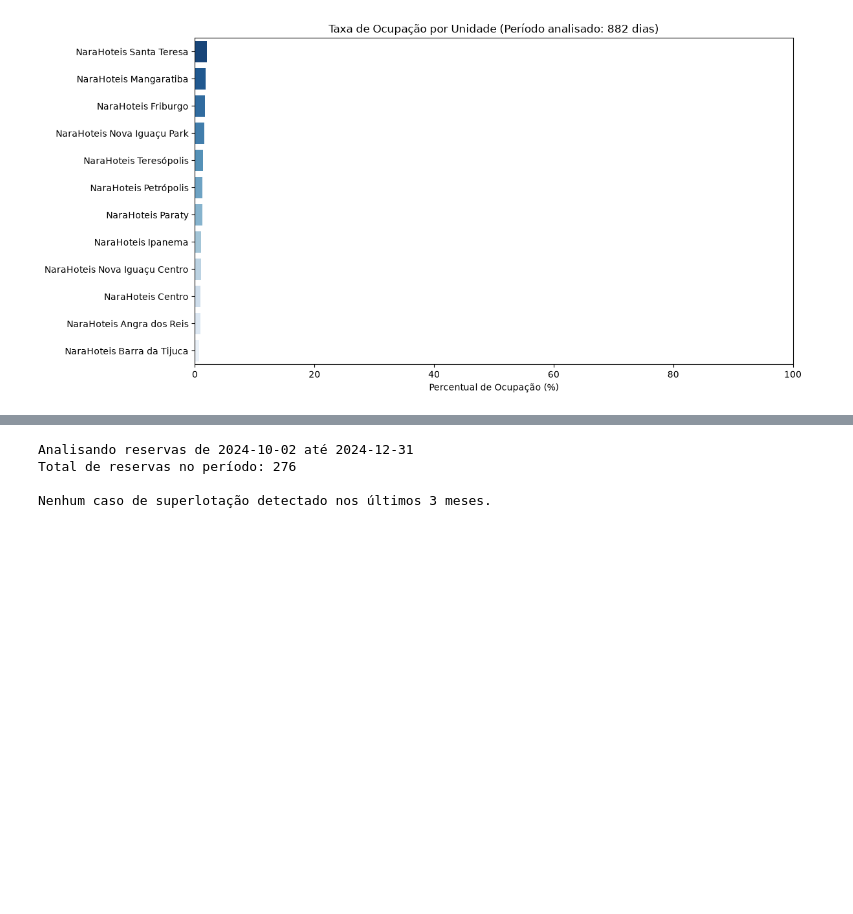
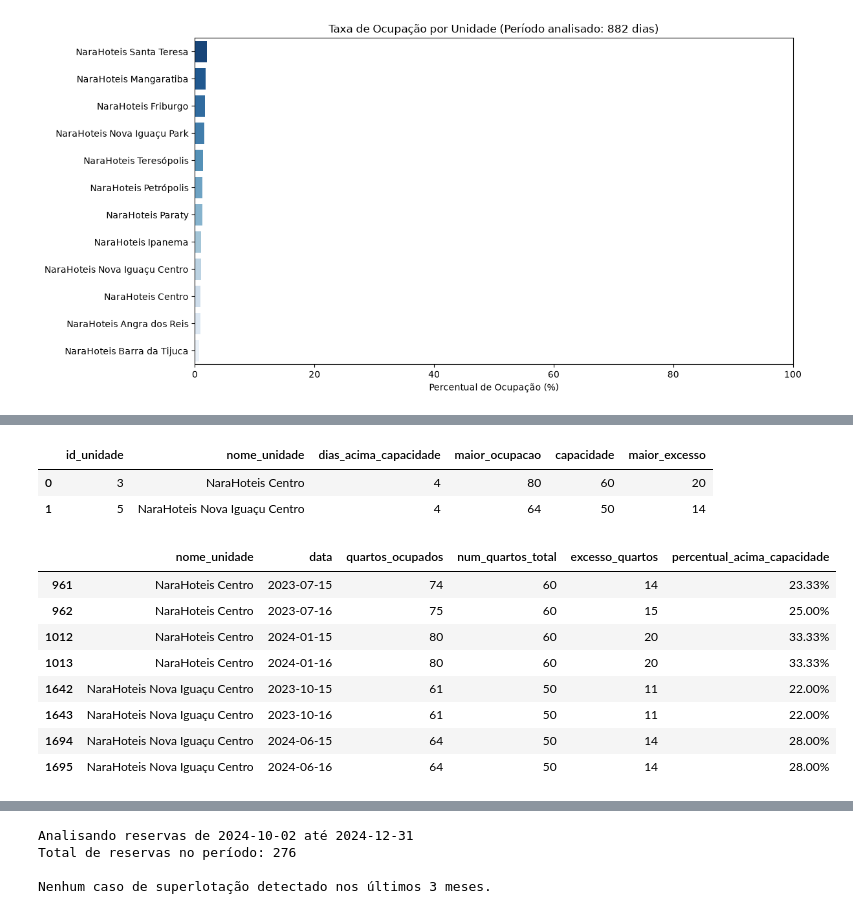
Before and after one commit to CarlosEduardoRodrigues7/Narahotel, a Jupyter notebook: resposta2.ipynb, the cells around one changed output, grey strips where cells are left out. Cells and saved outputs as stored; diff of their text form; code cells hidden in the pictures; blank space fills up the shorter version.

```diff
--- a/resposta2.ipynb
+++ b/resposta2.ipynb
@@ -149,0 +227,51 @@ Total de dias de operação calculados: 882
+# %%
+#corrigindo
+resumo_excesso = (
+    excesso
+    .groupby(['id_unidade', 'nome_unidade'])
+    .agg(
+        dias_acima_capacidade=('data', 'count'),
+        maior_ocupacao=('quartos_ocupados', 'max'),
+        capacidade=('num_quartos_total', 'first'),
+        maior_excesso=('excesso_quartos', 'max')
+    )
+    .reset_index()
+    .sort_values('dias_acima_capacidade', ascending=False)
+)
+
+display(resumo_excesso)
+# %% [output]
+|  | id_unidade | nome_unidade | dias_acima_capacidade | maior_ocupacao | capacidade | maior_excesso |
+| 0 | 3 | NaraHoteis Centro | 4 | 80 | 60 | 20 |
+| 1 | 5 | NaraHoteis Nova Iguaçu Centro | 4 | 64 | 50 | 14 |
+# %%
+#corrigindo
+excesso['percentual_acima_capacidade'] = (
+    excesso['excesso_quartos'] /
+    excesso['num_quartos_total']
+) * 100
+
+excesso['percentual_acima_capacidade'] = excesso[
+    'percentual_acima_capacidade'
+].apply(lambda x: f"{x:.2f}%")
+
+display(
+    excesso[
+        ['nome_unidade',
+         'data',
+         'quartos_ocupados',
+         'num_quartos_total',
+         'excesso_quartos',
+         'percentual_acima_capacidade']
+    ]
+)
+# %% [output]
+|  | nome_unidade | data | quartos_ocupados | num_quartos_total | excesso_quartos | percentual_acima_capacidade |
+| 961 | NaraHoteis Centro | 2023-07-15 | 74 | 60 | 14 | 23.33% |
+| 962 | NaraHoteis Centro | 2023-07-16 | 75 | 60 | 15 | 25.00% |
+| 1012 | NaraHoteis Centro | 2024-01-15 | 80 | 60 | 20 | 33.33% |
+| 1013 | NaraHoteis Centro | 2024-01-16 | 80 | 60 | 20 | 33.33% |
+| 1642 | NaraHoteis Nova Iguaçu Centro | 2023-10-15 | 61 | 50 | 11 | 22.00% |
+| 1643 | NaraHoteis Nova Iguaçu Centro | 2023-10-16 | 61 | 50 | 11 | 22.00% |
+| 1694 | NaraHoteis Nova Iguaçu Centro | 2024-06-15 | 64 | 50 | 14 | 28.00% |
+| 1695 | NaraHoteis Nova Iguaçu Centro | 2024-06-16 | 64 | 50 | 14 | 28.00% |
```
Also changed, not shown: parts of 11 cells of this notebook.
